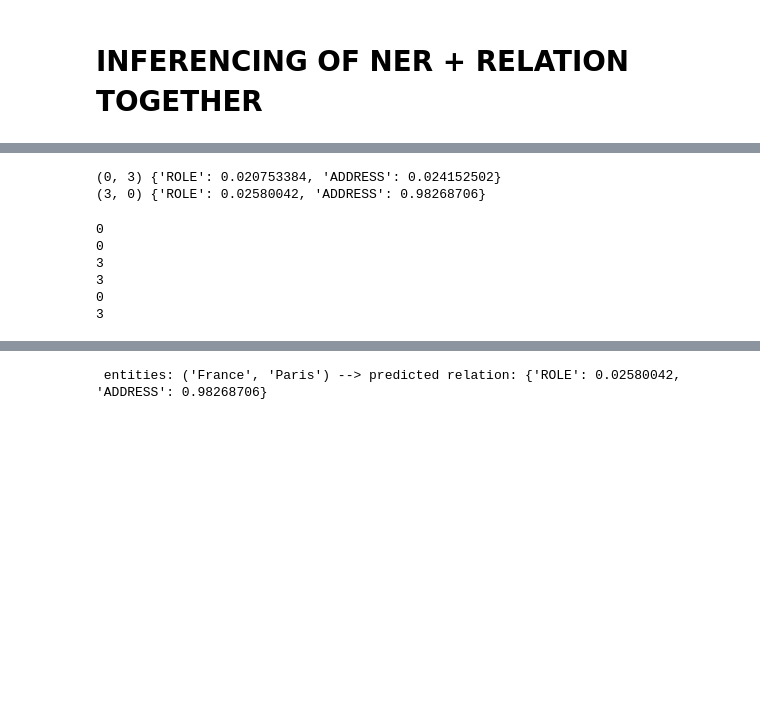
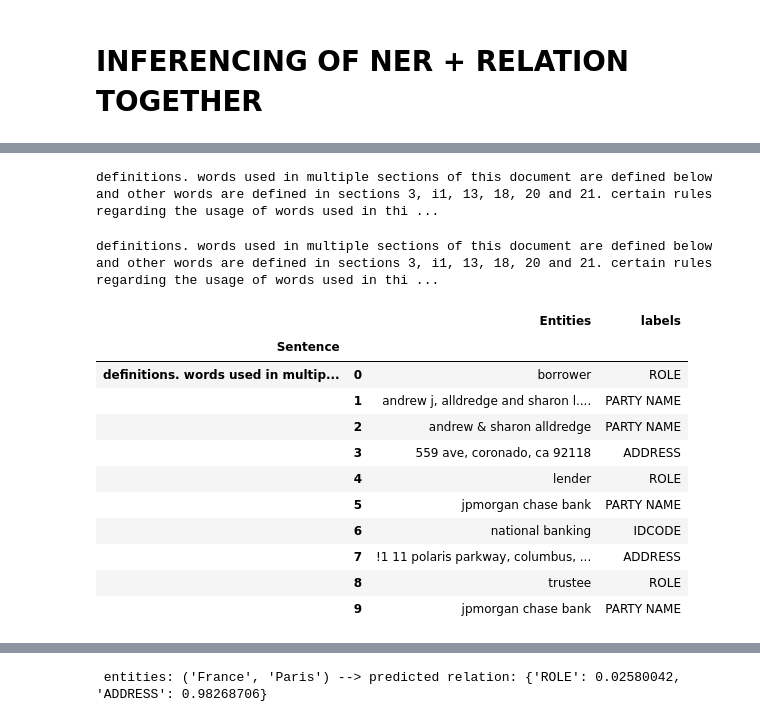
Before and after one commit to karndeepsingh/NER-Relation, a Jupyter notebook: ner_+_relation.ipynb, the cells around one changed output, grey strips where cells are left out. Cells and saved outputs as stored; diff of their text form; code cells hidden in the pictures; blank space fills up the shorter version.

```diff
--- a/ner_+_relation.ipynb
+++ b/ner_+_relation.ipynb
@@ -553,6 +577,7 @@ import random
 import typer
 from pathlib import Path
 import spacy
+from spacy import displacy
 from spacy.tokens import DocBin, Doc
 from spacy.training.example import Example
 from rel_pipe import make_relation_extractor, score_relations
@@ -565,12 +590,17 @@ nlp2.add_pipe('sentencizer')
 #   for name, proc in nlp2.pipeline:
 #             doc = proc(doc)
 # Here, we split the paragraph into sentences and apply the relation extraction for each pair of entities found in each sentence.
-doc = nlp2("definitions. words used in multiple sections of this document are defined below and other words are defined in sections 3, i1, 13, 18, 20 and 21. certain rules regarding the usage of words used in this document are also provided in section 16. (a) “security instrument” means this document, which is dated july 9, 2016, together with all riders to this document. (b) “borrower” is andrew j, alldredge and sharon l. alldredge, co-trustees of the andrew & sharon alldredge 2012 family trust dated april 18, 2012, revocable living trust. borrower's address is 559 ave, coronado, ca 92118. borrower is the trustor under this security instrument. (c) “lender” is jpmorgan chase bank, n.a.. lender is a national banking association organized and existing under the jaws of the united states. lender's address is !1 11 polaris parkway, columbus, oh 43240 . lender is the beneficiary under this security instrument. (d) “trustee” is jpmorgan chase bank, n.a.. (e) “note” means the promissory note signed by borrower and dated july 9, 2016. the note states that borrower owes lender three hundred twenty seven thousand and 00\/100 dollars (u.s. $327,000.00) plus interest. borrower has promised to pay this debt in regular periodic payments and to pay the debt in full not later than august 1, 2046 (f) “property” means the property that is described below under the heading \"transfer of rights in the pronerty.\"")
-for (value, rel_dict), ent in zip(doc._.rel.items(),doc.ents):
+text = "definitions words used in multiple sections of this document are defined below and other words are defined in sections 3, 11, 13, 18, 20 and 21. certain rules regarding the usage of words used in this document are also provided in section 16. (a) “security instrument” means this document, which is dated december 21, 2018, together with all riders to this document. (8) “borrower” is dennis petersen, single man. borrower is the mortgagor under this security instrument. (c) “mers\"” is mortgage electronic registration systems, inc. mers is a separate corporation that is acting solely as a nominee for lender and lender's successors and assigns. mers is the mortgagee under this security instrument. mers is organized and existing under the laws of delaware, and has an address and telephone number of p.o. box 2026, flint, mi 48501-2026, tel. (888) 679-mers. (d) “lender” is crosscountry mortgage, inc.. lenderis a corporation, organized and e) ing under the laws of ohio. lender's address is 6850 miller road, brecksville, oh 44141"
+doc = nlp2(text)
+for value, rel_dict in doc._.rel.items():
         for sent in doc.sents:
           for e in sent.ents:
             for b in sent.ents:
               if e.start == value[0] and b.start == value[1]:
-                if rel_dict['IDCODE']>=0.3 :
-                  print(f" entities: {e.text, b.text} --> predicted relation: {rel_dict} ---> predicted entity: {eNT.label_}")
+                if rel_dict['PARTY ROLE']>=0.40:
+                  print(f" entities: {e.text, b.text} --> predicted relation: (PARTY ROLE-{rel_dict['PARTY ROLE']}) ---> predicted entity: {e.label_,b.label_}")
+                if rel_dict['PARTY ADDRESS']>=0.40:
+                  print(f" entities: {e.text, b.text} --> predicted relation:(PARTY ADDRESS-{rel_dict['PARTY ADDRESS']}) ---> predicted entity: {e.label_,b.label_}")
+                if rel_dict['PARTY IDCODE']>=0.40:
+                  print(f" entities: {e.text, b.text} --> predicted relation:(PARTY IDCODE-{rel_dict['PARTY IDCODE']}) ---> predicted entity: {e.label_,b.label_}")
 # %% [output]
@@ -587,23 +610,42 @@ for token in doc.ents:
-# %%
-for value, rel_dict in doc._.rel.items():
-  print(value,rel_dict)
-# %% [output]
-(0, 3) {'ROLE': 0.020753384, 'ADDRESS': 0.024152502}
-(3, 0) {'ROLE': 0.02580042, 'ADDRESS': 0.98268706}
-# %%
-for value, rel_dict in doc._.rel.items():
-    for sent in doc.sents:
-      for e in sent.ents:
-        print(e.start)
-        for b in sent.ents:
-          print(b.start)
-          if e.start == value[0] and b.start == value[1]:
-            if rel_dict["ADDRESS"] >=.2:
-              PR
-# %% [output]
-0
-0
-3
-3
-0
-3
+# %%
+
+
+# text = "When Sebastian Thrun started working on self-driving cars at Google in 2007, few people outside of the company took him seriously."
+
+# nlp = spacy.load("en_core_web_sm")
+#doc = nlp("definitions. words used in multiple sections of this document are defined below and other words are defined in sections 3, i1, 13, 18, 20 and 21. certain rules regarding the usage of words used in this document are also provided in section 16. (a) “security instrument” means this document, which is dated july 9, 2016, together with all riders to this document. (b) “borrower” is andrew j, alldredge and sharon l. alldredge, co-trustees of the andrew & sharon alldredge 2012 family trust dated april 18, 2012, revocable living trust. borrower's address is 559 ave, coronado, ca 92118. borrower is the trustor under this security instrument. (c) “lender” is jpmorgan chase bank, n.a.. lender is a national banking association organized and existing under the jaws of the united states. lender's address is !1 11 polaris parkway, columbus, oh 43240 . lender is the beneficiary under this security instrument. (d) “trustee” is jpmorgan chase bank, n.a.. (e) “note” means the promissory note signed by borrower and dated july 9, 2016. the note states that borrower owes lender three hundred twenty seven thousand and 00\/100 dollars (u.s. $327,000.00) plus interest. borrower has promised to pay this debt in regular periodic payments and to pay the debt in full not later than august 1, 2046 (f) “property” means the property that is described below under the heading \"transfer of rights in the pronerty.\"")
+displacy.render(doc, style='ent', jupyter=True,)
+# %% [output]
+definitions. words used in multiple sections of this document are defined below and other words are defined in sections 3, i1, 13, 18, 20 and 21. certain rules regarding the usage of words used in thi ...
+# %%
+import pandas as pd
+text = "definitions. words used in multiple sections of this document are defined below and other words are defined in sections 3, i1, 13, 18, 20 and 21. certain rules regarding the usage of words used in this document are also provided in section 16. (a) “security instrument” means this document, which is dated july 9, 2016, together with all riders to this document. (b) “borrower” is andrew j, alldredge and sharon l. alldredge, co-trustees of the andrew & sharon alldredge 2012 family trust dated april 18, 2012, revocable living trust. borrower's address is 559 ave, coronado, ca 92118. borrower is the trustor under this security instrument. (c) “lender” is jpmorgan chase bank, n.a.. lender is a national banking association organized and existing under the jaws of the united states. lender's address is !1 11 polaris parkway, columbus, oh 43240 . lender is the beneficiary under this security instrument. (d) “trustee” is jpmorgan chase bank, n.a.. (e) “note” means the promissory note signed by borrower and dated july 9, 2016. the note states that borrower owes lender three hundred twenty seven thousand and 00\/100 dollars (u.s. $327,000.00) plus interest. borrower has promised to pay this debt in regular periodic payments and to pay the debt in full not later than august 1, 2046 (f) “property” means the property that is described below under the heading \"transfer of rights in the pronerty.\""
+columns = {}
+entities = []
+labels = []
+sentences=text
+doc = nlp2(text)
+for token in doc.ents:
+  # print(token,token.label_)
+  entities.append(token.text)
+  labels.append(token.label_)
+columns["Sentence"] =text
+columns["Entities"]= entities
+columns["labels"] = labels
+displacy.render(doc, style='ent', jupyter=True,)
+dataframe = pd.DataFrame(columns)
+dataframe.groupby("Sentence").apply(lambda x : x[:]).drop("Sentence",axis=1)
+# %% [output]
+definitions. words used in multiple sections of this document are defined below and other words are defined in sections 3, i1, 13, 18, 20 and 21. certain rules regarding the usage of words used in thi ...
+|  |  | Entities | labels |
+| Sentence |  |  |  |
+| definitions. words used in multip... | 0 | borrower | ROLE |
+|  | 1 | andrew j, alldredge and sharon l.... | PARTY NAME |
+|  | 2 | andrew & sharon alldredge | PARTY NAME |
+|  | 3 | 559 ave, coronado, ca 92118 | ADDRESS |
+|  | 4 | lender | ROLE |
+|  | 5 | jpmorgan chase bank | PARTY NAME |
+|  | 6 | national banking | IDCODE |
+|  | 7 | !1 11 polaris parkway, columbus, ... | ADDRESS |
+|  | 8 | trustee | ROLE |
+|  | 9 | jpmorgan chase bank | PARTY NAME |
```
Also changed, not shown: parts of 18 cells of this notebook.
